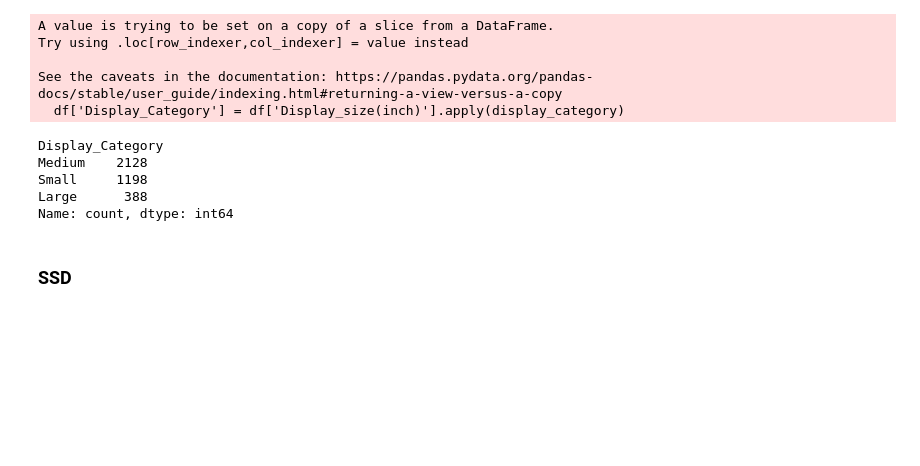
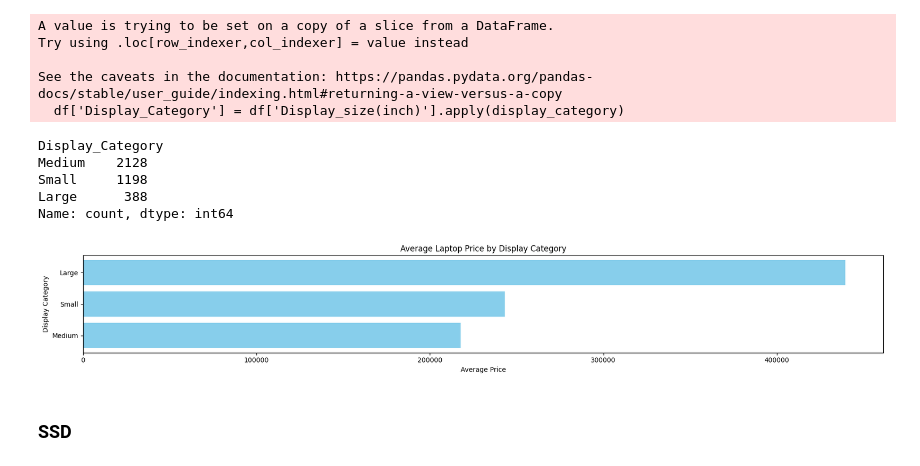
Before and after one commit to Dunith2002/Laptop_Price_Predictor, a Jupyter notebook: notebooks/FC211020_Dinusha/2_Data_Cleaning.ipynb, the cells around one changed output. Cells and saved outputs as stored; diff of their text form; code cells hidden in the pictures; blank space fills up the shorter version.

```diff
--- a/notebooks/FC211020_Dinusha/2_Data_Cleaning.ipynb
+++ b/notebooks/FC211020_Dinusha/2_Data_Cleaning.ipynb
@@ -1052,6 +1091,20 @@ Medium    2128
 Small     1198
 Large      388
 Name: count, dtype: int64
+# %%
+# Calculate mean price by Processor_Tier
+avg_price_tier = df.groupby('Display_Category')['Price'].mean().sort_values()
+
+# Plot horizontal bar chart
+plt.figure(figsize=(18,3))
+plt.barh(avg_price_tier.index, avg_price_tier.values, color='skyblue')
+plt.xlabel("Average Price")
+plt.ylabel("Display Category")
+plt.title("Average Laptop Price by Display Category")
+plt.tight_layout()
+plt.show()
+# %% [output]
+[figure, added]
 # %% [markdown]
 ### SSD
 # %%
```
Also changed, not shown: parts of 4 cells of this notebook, 2 other files.
